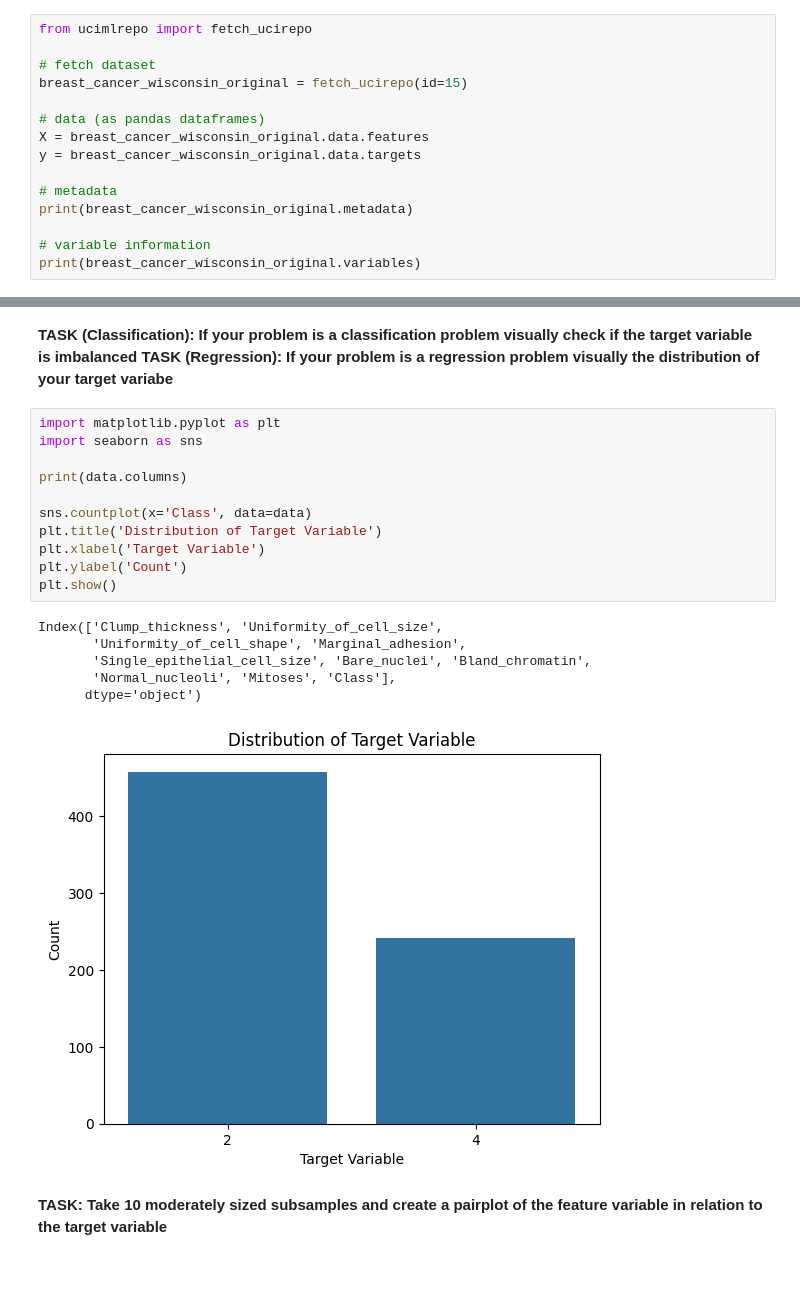
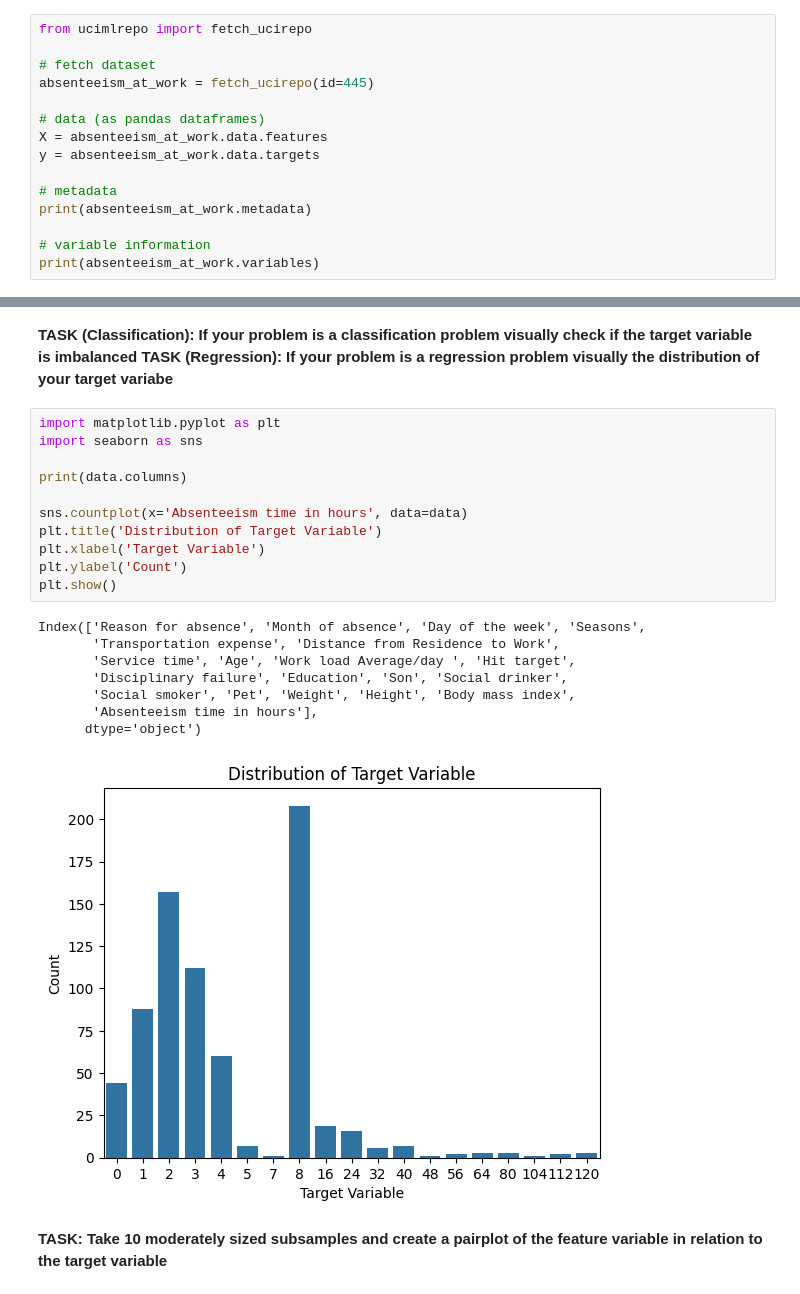
Before and after one commit to h4wks123/DATA_ANALYTICS, a Jupyter notebook: Assignments_Bayer/Lecture 7 Assignment_Bayer.ipynb, the cells around one changed output, grey strips where cells are left out. Saved outputs shown, nothing was run; the diff lists cells and outputs as text.

```diff
--- a/Assignments_Bayer/Lecture 7 Assignment_Bayer.ipynb
+++ b/Assignments_Bayer/Lecture 7 Assignment_Bayer.ipynb
@@ -18,15 +18,15 @@ from sklearn.svm import SVC
 from ucimlrepo import fetch_ucirepo
 
 # fetch dataset
-breast_cancer_wisconsin_original = fetch_ucirepo(id=15)
+absenteeism_at_work = fetch_ucirepo(id=445)
 
 # data (as pandas dataframes)
-X = breast_cancer_wisconsin_original.data.features
-y = breast_cancer_wisconsin_original.data.targets
+X = absenteeism_at_work.data.features
+y = absenteeism_at_work.data.targets
 
 # metadata
-print(breast_cancer_wisconsin_original.metadata)
+print(absenteeism_at_work.metadata)
 
 # variable information
-print(breast_cancer_wisconsin_original.variables)
+print(absenteeism_at_work.variables)
 # %% [output]
@@ -104,21 +104,23 @@ for i in range(num_subsamples):
 # %%
 import matplotlib.pyplot as plt
 import seaborn as sns
 
 print(data.columns)
 
-sns.countplot(x='Class', data=data)
+sns.countplot(x='Absenteeism time in hours', data=data)
 plt.title('Distribution of Target Variable')
 plt.xlabel('Target Variable')
 plt.ylabel('Count')
 plt.show()
 # %% [output]
-Index(['Clump_thickness', 'Uniformity_of_cell_size',
-       'Uniformity_of_cell_shape', 'Marginal_adhesion',
-       'Single_epithelial_cell_size', 'Bare_nuclei', 'Bland_chromatin',
-       'Normal_nucleoli', 'Mitoses', 'Class'],
+Index(['Reason for absence', 'Month of absence', 'Day of the week', 'Seasons',
+       'Transportation expense', 'Distance from Residence to Work',
+       'Service time', 'Age', 'Work load Average/day ', 'Hit target',
+       'Disciplinary failure', 'Education', 'Son', 'Social drinker',
+       'Social smoker', 'Pet', 'Weight', 'Height', 'Body mass index',
+       'Absenteeism time in hours'],
       dtype='object')
-[figure, old version]
+[figure, new version]
 # %% [markdown]
 **TASK: Take 10 moderately sized subsamples and create a pairplot of the feature variable in relation to the target variable**
 # %%
```
Also changed, not shown: parts of 5 cells of this notebook, 2 other files.
